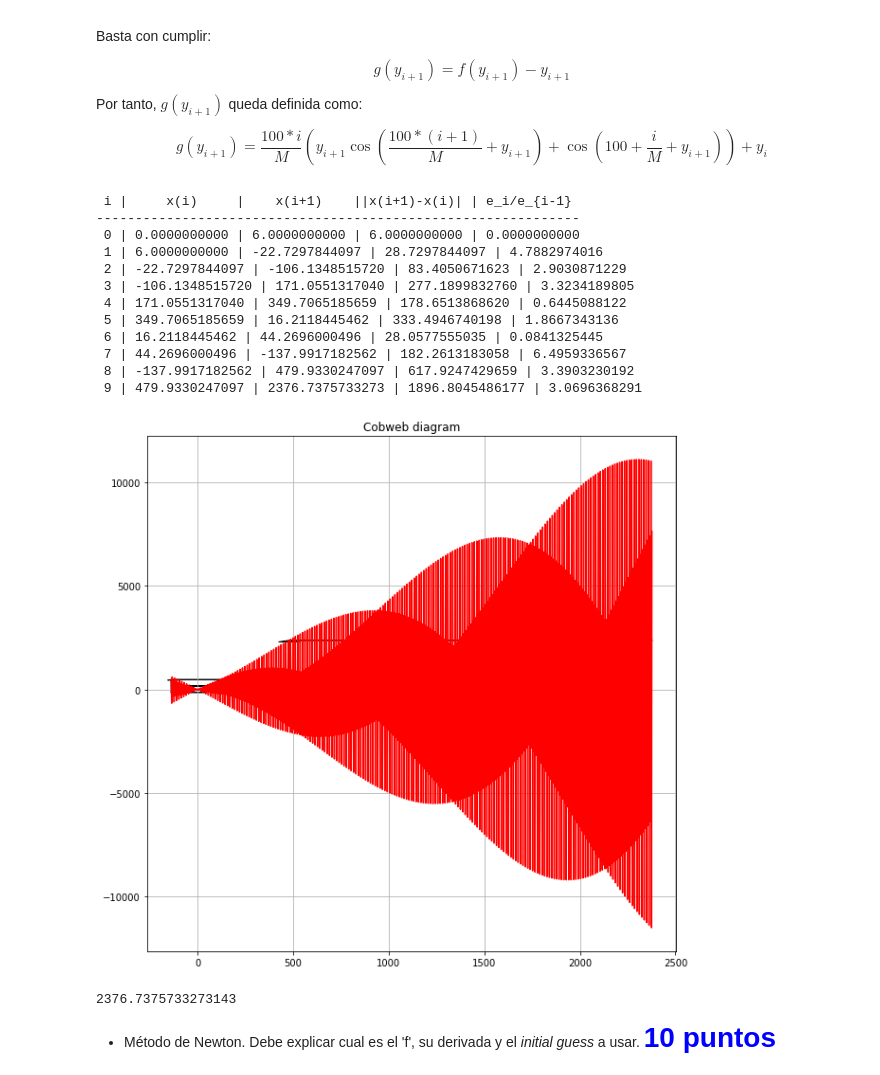
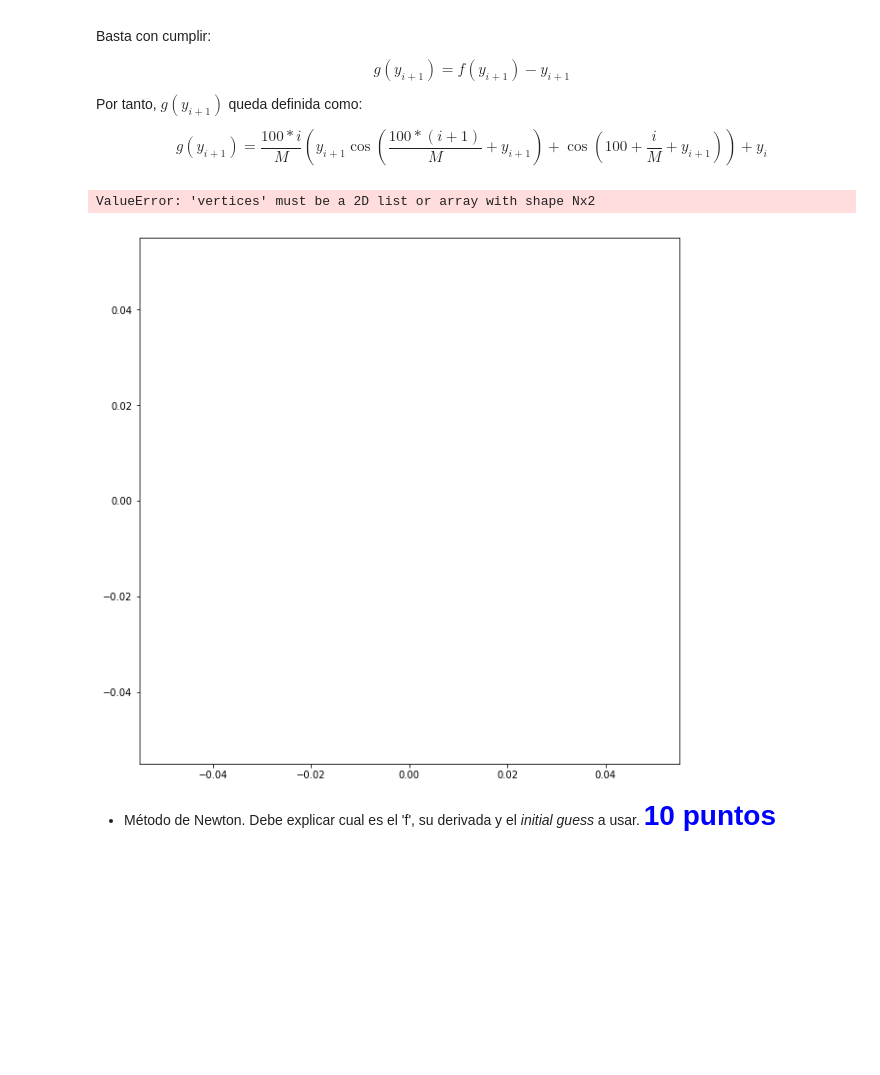
Before and after one commit to Sebaatd/Tarea1CC, a Jupyter notebook: Tarea1.ipynb, the cells around one changed output. Cells and saved outputs as stored; diff of their text form; code cells hidden in the pictures; blank space fills up the shorter version.

```diff
--- a/Tarea1.ipynb
+++ b/Tarea1.ipynb
@@ -232,46 +214,30 @@ def cobweb(x,g=None):
     plt.grid(True)
     plt.show()
 # %%
-def fpi(g, x0, k, flag_cobweb=False):
+def fpi(g, a, b, M, x0, k, flag_cobweb=False):
     x = np.empty(k+1)
     x[0] = x0
     error_i = np.inf
 
-    print(' i |     x(i)     |    x(i+1)    ||x(i+1)-x(i)| | e_i/e_{i-1}')
-    print('--------------------------------------------------------------')
+    #print(' i |     x(i)     |    x(i+1)    ||x(i+1)-x(i)| | e_i/e_{i-1}')
+    #print('--------------------------------------------------------------')
 
     for i in range(k):
-        x[i+1] = g(x[i])
+        x[i+1] = g(x[i], a, b, M)
         error_iminus1 = error_i
         error_i = abs(x[i+1]-x[i])
-        print('%2d | %.10f | %.10f | %.10f | %.10f' %
-              (i,x[i],x[i+1],error_i,error_i/error_iminus1))
+        #print('%2d | %.10f | %.10f | %.10f | %.10f' %
+              #(i,x[i],x[i+1],error_i,error_i/error_iminus1))
     if flag_cobweb:
         cobweb(x,g)
     return x[-1]
 # %%
-f = lambda x, y, i, M: (50/(M)) * (x*(np.cos(100*(i+1)/M + x)) + y * (np.cos(100 * i/M * + y))) -x + y
-#f(x) = g(x) - x
-#g(x) = f(x) + 1
-#Por tanto gx es fx pero sin el -x
-g = lambda x: (50/(10)) * (x*(np.cos(100*(1)/10 + x)) + 1 * (np.cos(100 * 0/10 * + 1))) + 1
-#initial guess = 0
-fpi(g, 0, 10, True)
+f = lambda x, y, i, M: (50/(M)) * (x*(np.cos(100*(i+1)/M + x)) + y * (np.cos(100 * i/M * + y)))+ y
+g = lambda x: (50/(1000)) * (x*(np.cos(100*(1)/1000 + x)) + 1 * (np.cos(100 * 0/1000 * + 1))) + 1
+fpi(f, 0, 1, 1000, 0, 10, True)
 # %% [output]
- i |     x(i)     |    x(i+1)    ||x(i+1)-x(i)| | e_i/e_{i-1}
---------------------------------------------------------------
- 0 | 0.0000000000 | 6.0000000000 | 6.0000000000 | 0.0000000000
- 1 | 6.0000000000 | -22.7297844097 | 28.7297844097 | 4.7882974016
- 2 | -22.7297844097 | -106.1348515720 | 83.4050671623 | 2.9030871229
- 3 | -106.1348515720 | 171.0551317040 | 277.1899832760 | 3.3234189805
- 4 | 171.0551317040 | 349.7065185659 | 178.6513868620 | 0.6445088122
- 5 | 349.7065185659 | 16.2118445462 | 333.4946740198 | 1.8667343136
- 6 | 16.2118445462 | 44.2696000496 | 28.0577555035 | 0.0841325445
- 7 | 44.2696000496 | -137.9917182562 | 182.2613183058 | 6.4959336567
- 8 | -137.9917182562 | 479.9330247097 | 617.9247429659 | 3.3903230192
- 9 | 479.9330247097 | 2376.7375733273 | 1896.8045486177 | 3.0696368291
+ValueError: 'vertices' must be a 2D list or array with shape Nx2
-[figure, old version]
+[figure, new version]
-2376.7375733273143
 # %% [markdown]
 - Método de Newton. Debe explicar cual es el 'f', su derivada y el _initial guess_ a usar. <span style="color:blue; font-size: 2em"> **10 puntos**</span>
 # %%
```
Also changed, not shown: parts of 8 cells of this notebook.
